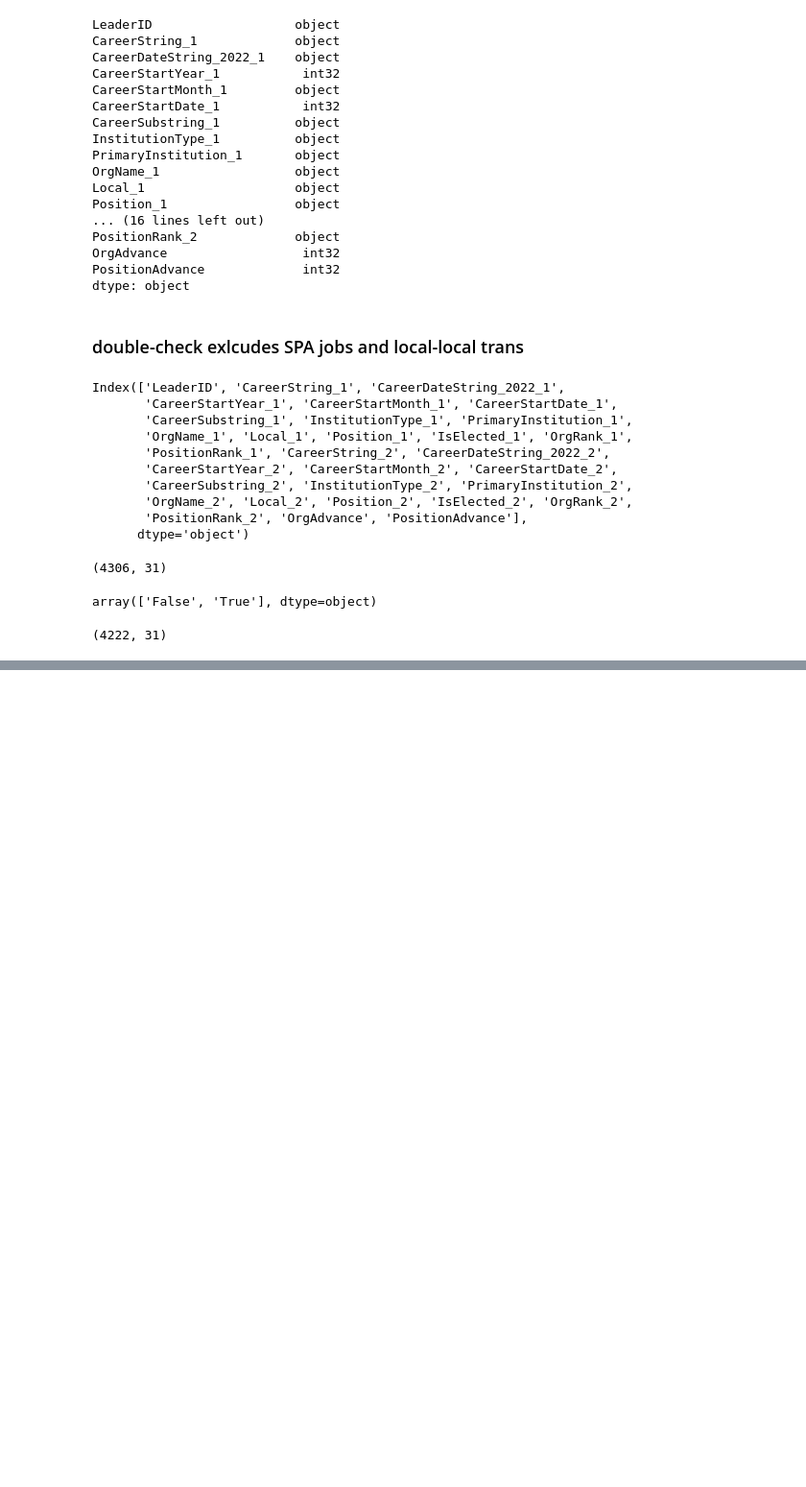
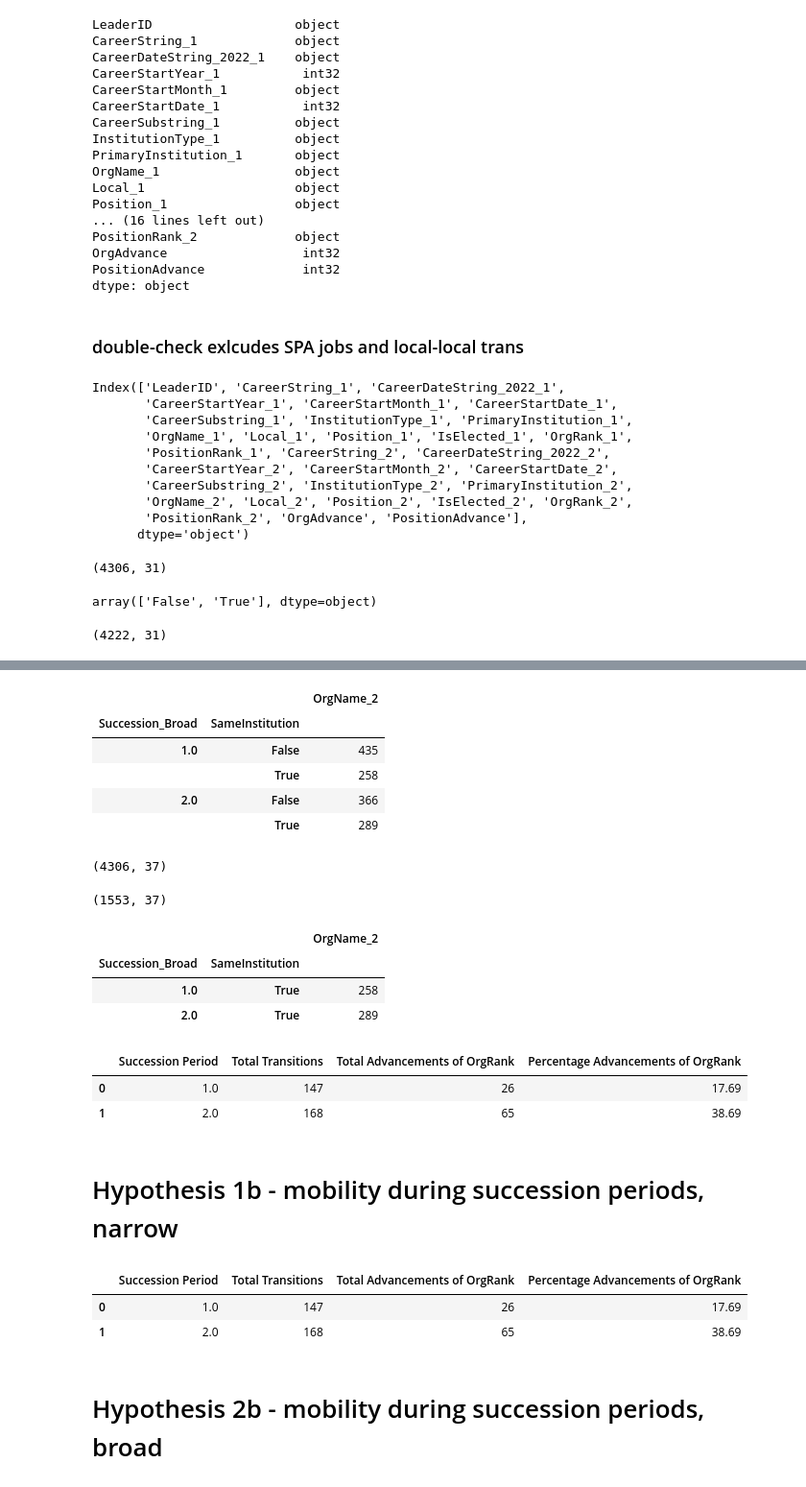
Before and after one commit to seouljake/nkelites, a Jupyter notebook: scripts/3 scripts - anaylsis/2023.10.04 Research Note/stats3_analysis_trans.ipynb, the cells around one changed output, grey strips where cells are left out. Shown at 96% size. Saved outputs shown, nothing was run; the diff lists cells and outputs as text; code cells hidden in the pictures; blank space fills up the shorter version.

```diff
--- a/scripts/3 scripts - anaylsis/2023.10.04 Research Note/stats3_analysis_trans.ipynb
+++ b/scripts/3 scripts - anaylsis/2023.10.04 Research Note/stats3_analysis_trans.ipynb
@@ -199,0 +234,2 @@ trans2.shape
+# %%
+trans2.loc[(trans2["SameOrg"]==True),"PositionAdvanceYes"]=False
@@ -199,0 +422,40 @@ trans2.shape
+# %%
+select_columns = ["SameInstitution","Succession_Broad","OrgName_2"]
+group_columns = ["Succession_Broad","SameInstitution"]
+trans2[select_columns].groupby(group_columns).count()
+# %% [output]
+|  |  | OrgName_2 |
+| Succession_Broad | SameInstitution |  |
+| 1.0 | False | 435 |
+|  | True | 258 |
+| 2.0 | False | 366 |
+|  | True | 289 |
+# %%
+trans2.shape
+# %% [output]
+(4306, 37)
+# %%
+trans3 = trans2[trans2["SameInstitution"]==True]
+trans3.shape
+# %% [output]
+(1553, 37)
+# %%
+select_columns = ["SameInstitution","Succession_Broad","OrgName_2"]
+group_columns = ["Succession_Broad","SameInstitution"]
+trans3[select_columns].groupby(group_columns).count()
+# %% [output]
+|  |  | OrgName_2 |
+| Succession_Broad | SameInstitution |  |
+| 1.0 | True | 258 |
+| 2.0 | True | 289 |
+# %%
+stat3 = trans3[stat3_columns].groupby(stat3_groupby_columns,as_index=False)["OrgAdvanceYes"].agg({"Total Transitions":"count","Total Advancements of OrgRank":"sum"})
+stat3.columns = stat3_label_columns
+stat3["Percentage Advancements of OrgRank"] = stat3.apply(lambda x: round(x["Total Advancements of OrgRank"] / x["Total Transitions"] * 100,2) if x["Total Transitions"] > 0 else np.nan,axis=1)
+stat3
+# %% [output]
+|  | Succession Period | Total Transitions | Total Advancements of OrgRank | Percentage Advancements of OrgRank |
+| 0 | 1.0 | 147 | 26 | 17.69 |
+| 1 | 2.0 | 168 | 65 | 38.69 |
+# %% [markdown]
+# Hypothesis 1b - mobility during succession periods, narrow
@@ -199,0 +466,11 @@ trans2.shape
+# %%
+stat3 = trans3[stat3_columns].groupby(stat3_groupby_columns,as_index=False)["OrgAdvanceYes"].agg({"Total Transitions":"count","Total Advancements of OrgRank":"sum"})
+stat3.columns = stat3_label_columns
+stat3["Percentage Advancements of OrgRank"] = stat3.apply(lambda x: round(x["Total Advancements of OrgRank"] / x["Total Transitions"] * 100,2) if x["Total Transitions"] > 0 else np.nan,axis=1)
+stat3
+# %% [output]
+|  | Succession Period | Total Transitions | Total Advancements of OrgRank | Percentage Advancements of OrgRank |
+| 0 | 1.0 | 147 | 26 | 17.69 |
+| 1 | 2.0 | 168 | 65 | 38.69 |
+# %% [markdown]
+# Hypothesis 2b - mobility during succession periods, broad
```
Also changed, not shown: parts of 38 cells of this notebook, 2 other files.
